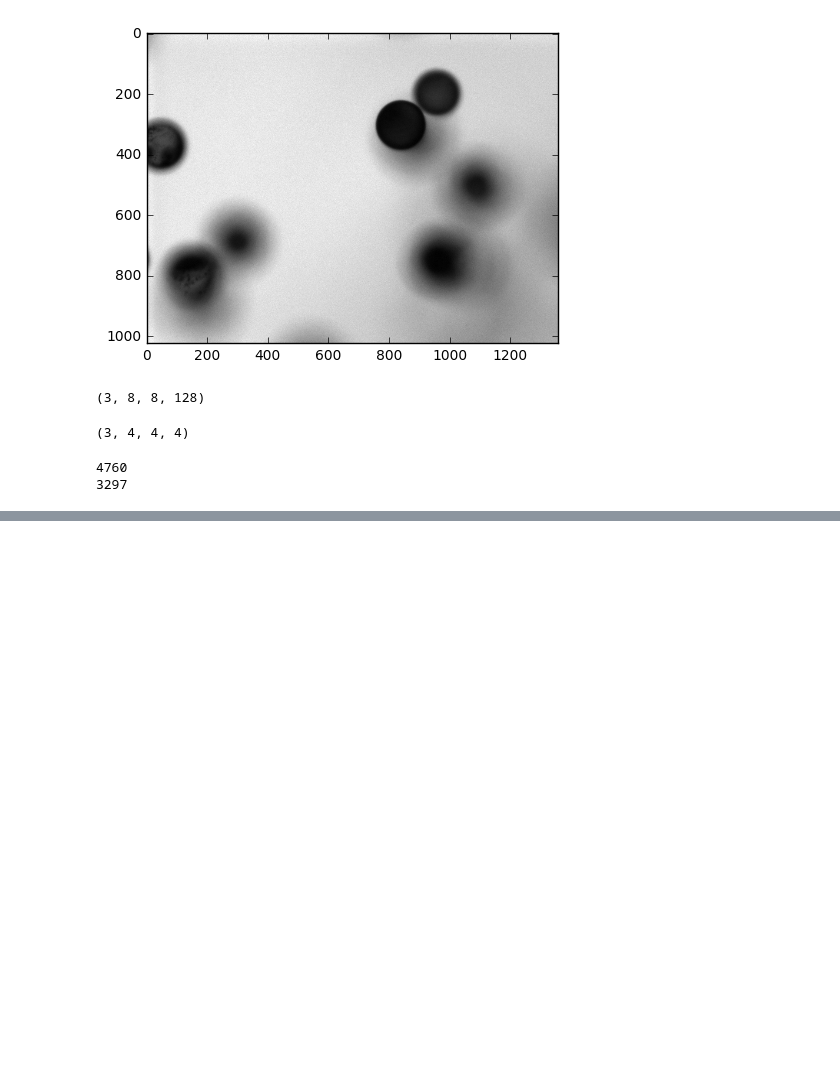
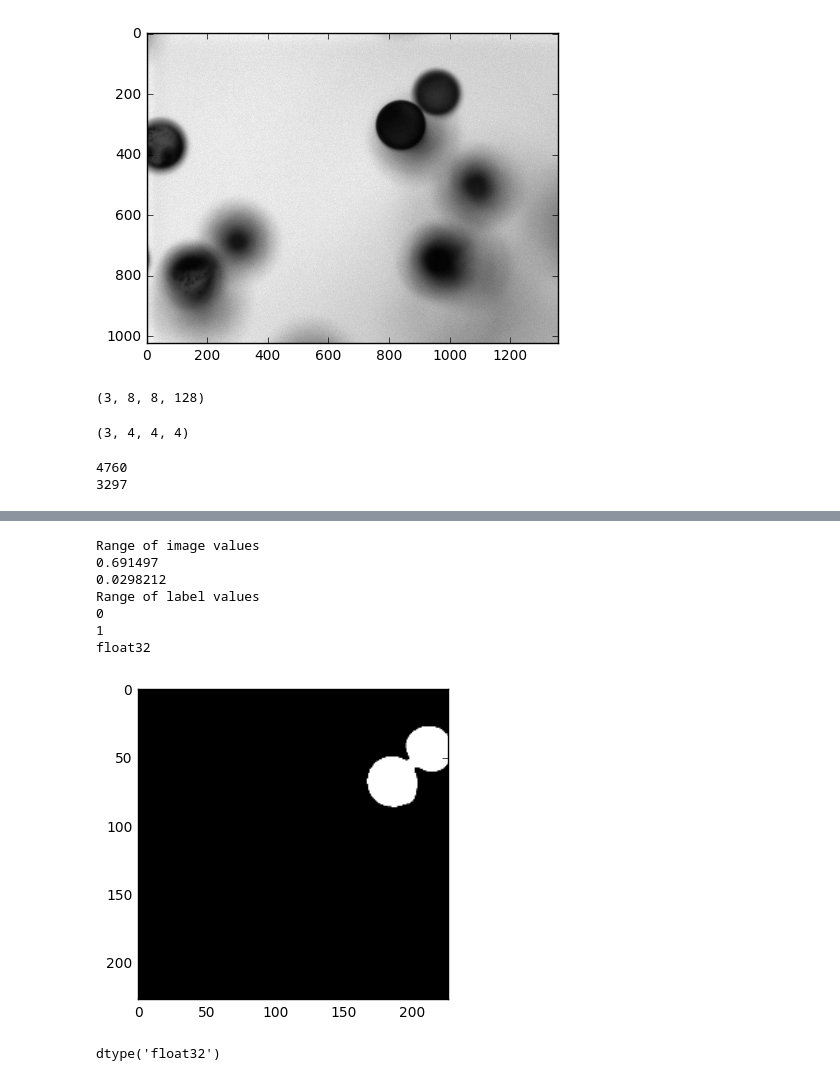
Before and after one commit to JDonnelly1/Deconvolutional_AlexNet, a Jupyter notebook: Deconvolutional_AlexNet.ipynb, the cells around one changed output, grey strips where cells are left out. Cells and saved outputs as stored; diff of their text form; code cells hidden in the pictures; blank space fills up the shorter version.

```diff
--- a/Deconvolutional_AlexNet.ipynb
+++ b/Deconvolutional_AlexNet.ipynb
@@ -440,8 +568,8 @@ print(expected_l.get_shape())
 import os
 import PIL
 
-data_files = os.listdir('/Volumes/Elements/PROJECT_DATA/Basalt_5%/Basalt_125-150_5%_22-07-2016_2/')
-label_files = os.listdir('/Volumes/Elements/PROJECT_DATA/Basalt_5%/labels/')
+data_strings = os.listdir('/Volumes/Elements/PROJECT_DATA/Basalt_5%/Basalt_125-150_5%_22-07-2016_2/')
+label_strings = os.listdir('/Volumes/Elements/PROJECT_DATA/Basalt_5%/labels/')
 
 #data_queue = tf.train.string_input_producer(data_files)
 #label_queue = tf.train.string_input_producer(label_files)
@@ -450,7 +578,6 @@ label_files = os.listdir('/Volumes/Elements/PROJECT_DATA/Basalt_5%/labels/')
 
 #key, value = reader.read(data_queue)
 
-
 # File paths
 data_path = '/Volumes/Elements/PROJECT_DATA/Basalt_5%/Basalt_125-150_5%_22-07-2016_2/'
 
@@ -458,14 +585,17 @@ labels_path = '/Volumes/Elements/PROJECT_DATA/Basalt_5%/labels/'
 
 
 # Read image and rescale
-img = PIL.Image.open(data_path + data_files[0])
-label = PIL.Image.open(labels_path + label_files[2])
+img = PIL.Image.open(data_path + data_strings[0])
+label = PIL.Image.open(labels_path + label_strings[2])
 
+# This converts the .bmp files into numpy arrays
 img = np.array(img)
 label = np.array(label)
 
-print(len(data_files)) # Filter out the original data which is too blurry!!
-print(len(label_files))
+
+# Ah the lengths of the arrays are diiferetn, need more preprocessing
+print(len(data_strings)) # Filter out the original data which is too blurry!!
+print(len(label_strings))
 # %% [output]
 4760
 3297
@@ -494,0 +602,47 @@ plt.imshow(label_resized)
+# %%
+# crop the images and the labels
+
+img_crop = img[:,0:1024]
+label_crop = label[:,0:1024]
+
+# scale the images and labels down to fit into the network
+img_resized = transform.resize(img_crop, (227, 227))
+label_resized = transform.resize(label_crop, (227, 227))
+
+img_resized.shape
+
+
+
+img_4d = np.float32(np.reshape(img_resized, [1,INPUT_SIZE,INPUT_SIZE,1]))
+label_4d = np.int32(np.reshape(label_resized, [1,INPUT_SIZE,INPUT_SIZE,1]))
+
+
+plt.imshow(img_resized, cmap='gray')
+plt.imshow(label_resized, cmap ='gray')
+
+#img_4d = tf.float32(img_4d)
+#label_4d = tf.float32(label_4d)
+
+print('Range of image values')
+print(np.max(img_4d)) # range of inputs
+print(np.min(img_4d))
+
+print('Range of label values')
+print(np.min(label_4d))
+print(np.max(label_4d))
+
+
+print(img_4d.dtype)
+# %% [output]
+Range of image values
+0.691497
+0.0298212
+Range of label values
+0
+1
+float32
+[figure, added]
+# %%
+img_4d.dtype
+# %% [output]
+dtype('float32')
```
Also changed, not shown: parts of 42 cells of this notebook.
